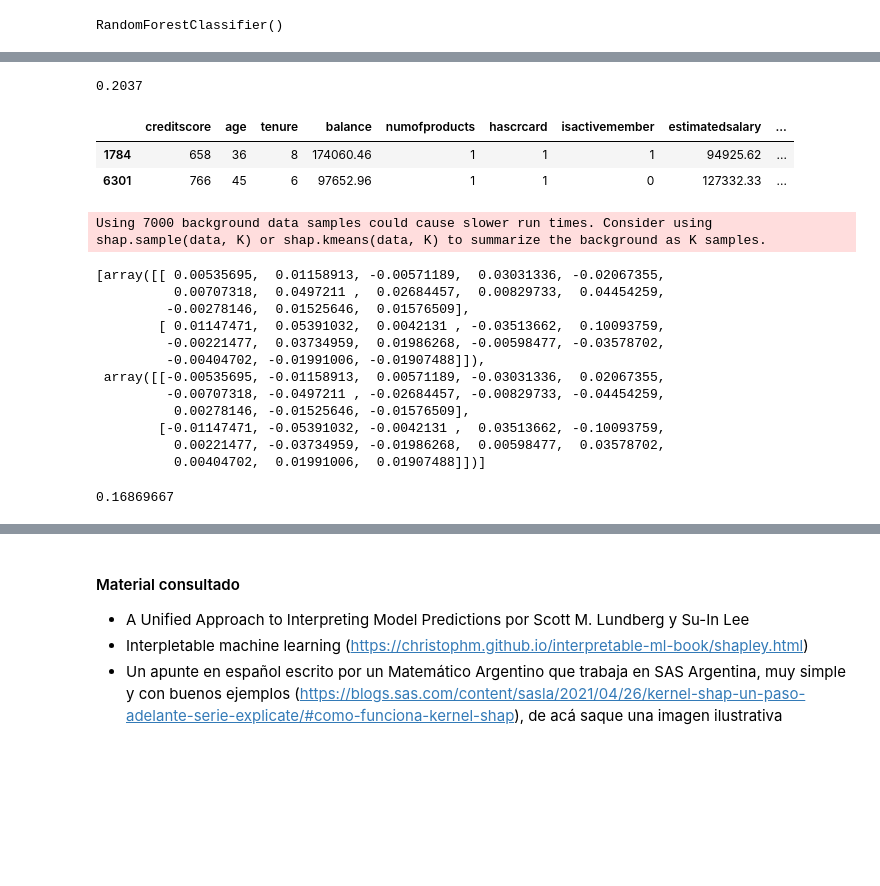
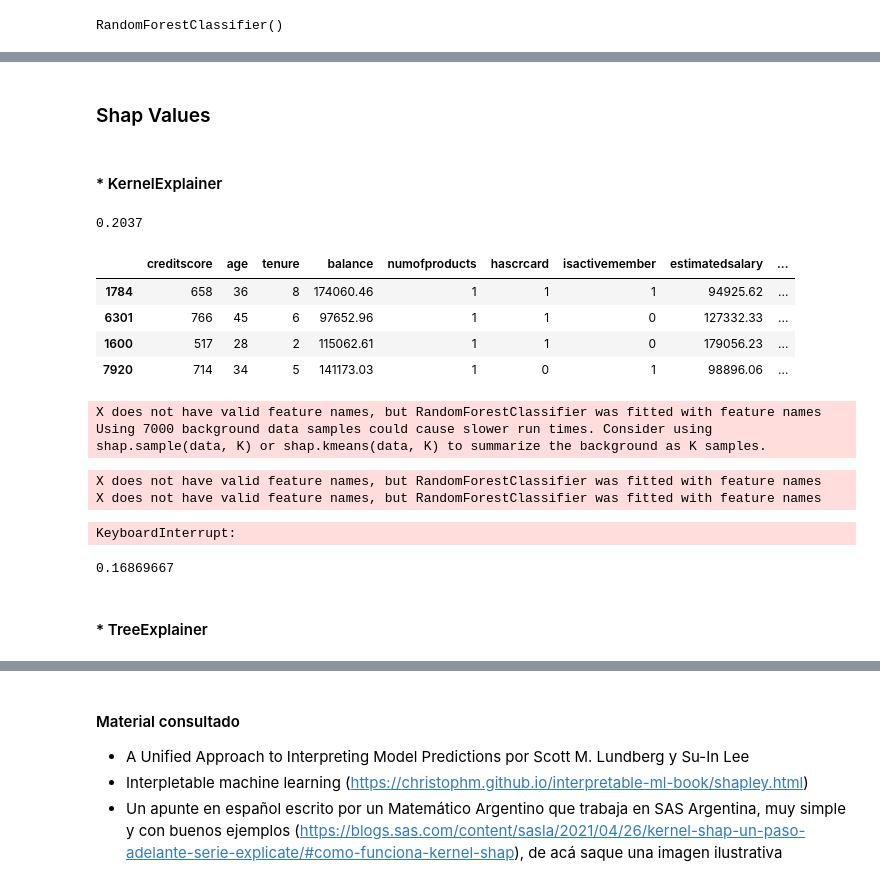
Before and after one commit to afleitas/ApSup, a Jupyter notebook: tp_final.ipynb, the cells around one changed output, grey strips where cells are left out. Saved outputs shown, nothing was run; the diff lists cells and outputs as text; code cells hidden in the pictures; blank space fills up the shorter version.

```diff
--- a/tp_final.ipynb
+++ b/tp_final.ipynb
@@ -207,3 +216,7 @@ clf_log = LogisticRegression(random_state=0).fit(x_train, y_train)
+# %% [markdown]
+### Shap Values
+# %% [markdown]
+#### * KernelExplainer
 # %%
 import shap
 # %%
@@ -215,36 +228,32 @@ x_test["proba"] = clf.predict_proba(x_test)[:,1]
 x_train["proba"] = clf.predict_proba(x_train)[:,1]
 # %%
 start_index = 1
-end_index = 3
+end_index = 5
 x_test[start_index:end_index]
 # %% [output]
 |  | creditscore | age | tenure | balance | numofproducts | hascrcard | isactivemember | estimatedsalary | ... |
 | 1784 | 658 | 36 | 8 | 174060.46 | 1 | 1 | 1 | 94925.62 | ... |
 | 6301 | 766 | 45 | 6 | 97652.96 | 1 | 1 | 0 | 127332.33 | ... |
+| 1600 | 517 | 28 | 2 | 115062.61 | 1 | 1 | 0 | 179056.23 | ... |
+| 7920 | 714 | 34 | 5 | 141173.03 | 1 | 0 | 1 | 98896.06 | ... |
 # %%
 k_explainer = shap.KernelExplainer(clf.predict_proba, x_train.drop("proba",axis=1))
 k_shap_values = k_explainer.shap_values(x_train.drop("proba",axis=1)[start_index:end_index])
 k_shap_values
 # %% [output]
+X does not have valid feature names, but RandomForestClassifier was fitted with feature names
 Using 7000 background data samples could cause slower run times. Consider using shap.sample(data, K) or shap.kmeans(data, K) to summarize the background as K samples.
-[array([[ 0.00535695,  0.01158913, -0.00571189,  0.03031336, -0.02067355,
-          0.00707318,  0.0497211 ,  0.02684457,  0.00829733,  0.04454259,
-         -0.00278146,  0.01525646,  0.01576509],
-        [ 0.01147471,  0.05391032,  0.0042131 , -0.03513662,  0.10093759,
-         -0.00221477,  0.03734959,  0.01986268, -0.00598477, -0.03578702,
-         -0.00404702, -0.01991006, -0.01907488]]),
- array([[-0.00535695, -0.01158913,  0.00571189, -0.03031336,  0.02067355,
-         -0.00707318, -0.0497211 , -0.02684457, -0.00829733, -0.04454259,
-          0.00278146, -0.01525646, -0.01576509],
-        [-0.01147471, -0.05391032, -0.0042131 ,  0.03513662, -0.10093759,
-          0.00221477, -0.03734959, -0.01986268,  0.00598477,  0.03578702,
-          0.00404702,  0.01991006,  0.01907488]])]
+X does not have valid feature names, but RandomForestClassifier was fitted with feature names
+X does not have valid feature names, but RandomForestClassifier was fitted with feature names
+KeyboardInterrupt:
 # %%
 sum([ 0.01340876,  0.08006787,  0.01451627, -0.02863755, -0.01221885,
          -0.00058642,  0.04096084,  0.01234469, -0.00114271,  0.01507116,
          -0.0033248 ,  0.0174886 ,  0.02074881])
 # %% [output]
 0.16869667
+# %% [markdown]
+#### * TreeExplainer
 # %%
 explainer = shap.TreeExplainer(clf)
 start_index = 5
```
Also changed, not shown: parts of 30 cells of this notebook.
